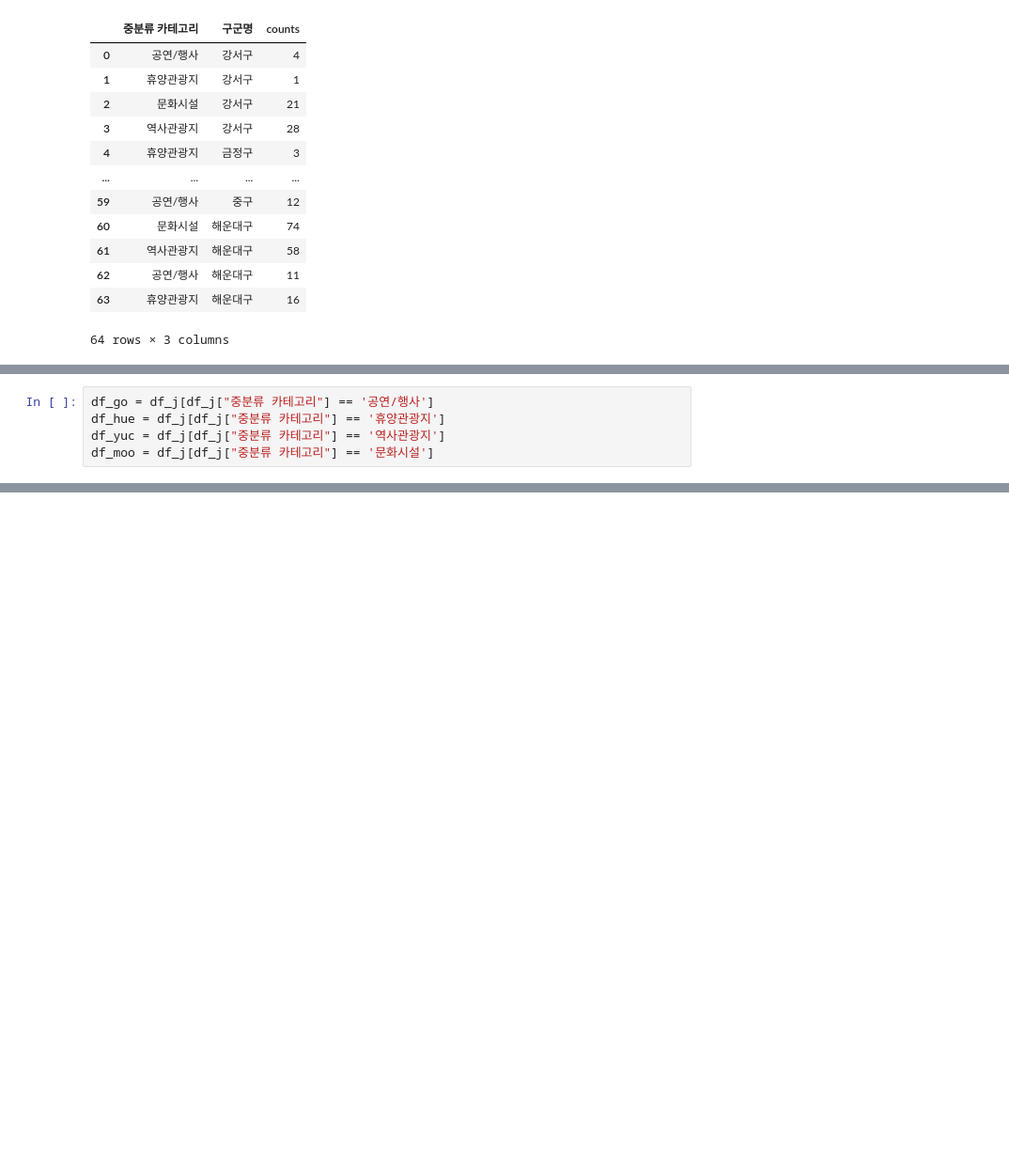
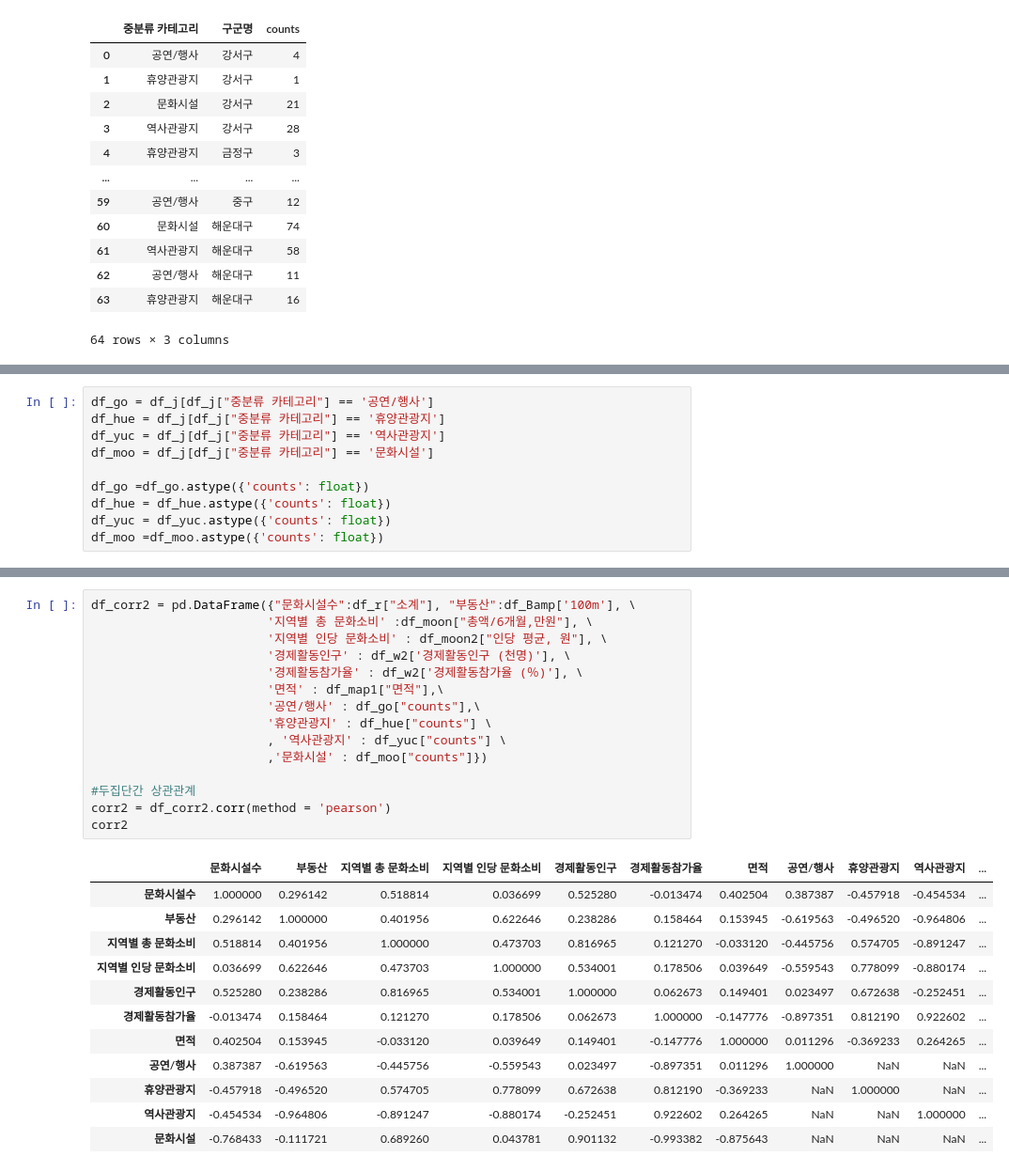
Before and after one commit to sleepbook53/miniproject, a Jupyter notebook: 01. 데이터 정제 _제출용.ipynb, the cells around one changed output, grey strips where cells are left out. Shown at 94% size. Drawn from its saved outputs; the diff is of its cells as text; blank space fills up the shorter version.

```diff
--- a/01. 데이터 정제 _제출용.ipynb
+++ b/01. 데이터 정제 _제출용.ipynb
@@ -699,3 +775,8 @@ df_go = df_j[df_j["중분류 카테고리"] == '공연/행사']
 df_hue = df_j[df_j["중분류 카테고리"] == '휴양관광지']
 df_yuc = df_j[df_j["중분류 카테고리"] == '역사관광지']
 df_moo = df_j[df_j["중분류 카테고리"] == '문화시설']
+
+df_go =df_go.astype({'counts': float})
+df_hue = df_hue.astype({'counts': float})
+df_yuc = df_yuc.astype({'counts': float})
+df_moo =df_moo.astype({'counts': float})
@@ -739,0 +812,28 @@ sns.clustermap(corr2,
+# %%
+df_corr2 = pd.DataFrame({"문화시설수":df_r["소계"], "부동산":df_Bamp['100m'], \
+                        '지역별 총 문화소비' :df_moon["총액/6개월,만원"], \
+                        '지역별 인당 문화소비' : df_moon2["인당 평균, 원"], \
+                        '경제활동인구' : df_w2['경제활동인구 (천명)'], \
+                        '경제활동참가율' : df_w2['경제활동참가율 (％)'], \
+                        '면적' : df_map1["면적"],\
+                        '공연/행사' : df_go["counts"],\
+                        '휴양관광지' : df_hue["counts"] \
+                        , '역사관광지' : df_yuc["counts"] \
+                        ,'문화시설' : df_moo["counts"]})
+
+#두집단간 상관관계
+corr2 = df_corr2.corr(method = 'pearson')
+corr2
+# %% [output]
+|  | 문화시설수 | 부동산 | 지역별 총 문화소비 | 지역별 인당 문화소비 | 경제활동인구 | 경제활동참가율 | 면적 | 공연/행사 | 휴양관광지 | 역사관광지 | ... |
+| 문화시설수 | 1.000000 | 0.296142 | 0.518814 | 0.036699 | 0.525280 | -0.013474 | 0.402504 | 0.387387 | -0.457918 | -0.454534 | ... |
+| 부동산 | 0.296142 | 1.000000 | 0.401956 | 0.622646 | 0.238286 | 0.158464 | 0.153945 | -0.619563 | -0.496520 | -0.964806 | ... |
+| 지역별 총 문화소비 | 0.518814 | 0.401956 | 1.000000 | 0.473703 | 0.816965 | 0.121270 | -0.033120 | -0.445756 | 0.574705 | -0.891247 | ... |
+| 지역별 인당 문화소비 | 0.036699 | 0.622646 | 0.473703 | 1.000000 | 0.534001 | 0.178506 | 0.039649 | -0.559543 | 0.778099 | -0.880174 | ... |
+| 경제활동인구 | 0.525280 | 0.238286 | 0.816965 | 0.534001 | 1.000000 | 0.062673 | 0.149401 | 0.023497 | 0.672638 | -0.252451 | ... |
+| 경제활동참가율 | -0.013474 | 0.158464 | 0.121270 | 0.178506 | 0.062673 | 1.000000 | -0.147776 | -0.897351 | 0.812190 | 0.922602 | ... |
+| 면적 | 0.402504 | 0.153945 | -0.033120 | 0.039649 | 0.149401 | -0.147776 | 1.000000 | 0.011296 | -0.369233 | 0.264265 | ... |
+| 공연/행사 | 0.387387 | -0.619563 | -0.445756 | -0.559543 | 0.023497 | -0.897351 | 0.011296 | 1.000000 | NaN | NaN | ... |
+| 휴양관광지 | -0.457918 | -0.496520 | 0.574705 | 0.778099 | 0.672638 | 0.812190 | -0.369233 | NaN | 1.000000 | NaN | ... |
+| 역사관광지 | -0.454534 | -0.964806 | -0.891247 | -0.880174 | -0.252451 | 0.922602 | 0.264265 | NaN | NaN | 1.000000 | ... |
+| 문화시설 | -0.768433 | -0.111721 | 0.689260 | 0.043781 | 0.901132 | -0.993382 | -0.875643 | NaN | NaN | NaN | ... |
```
Also changed, not shown: parts of 16 cells of this notebook, 2 other files.
